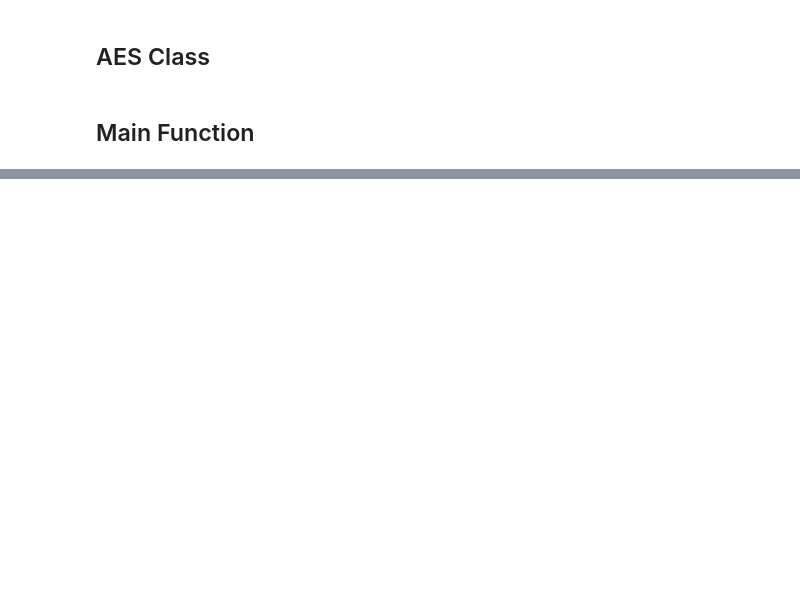
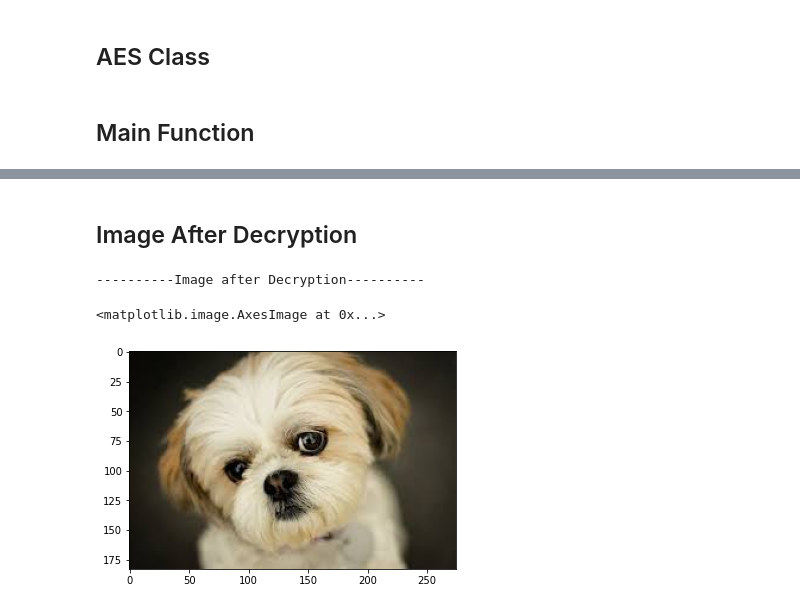
Before and after one commit to ekanshsingh2020/Advanced-Encryption-Standard, a Jupyter notebook: main.ipynb, the cells around one changed output, grey strips where cells are left out. Cells and saved outputs as stored; diff of their text form; code cells hidden in the pictures; blank space fills up the shorter version.

```diff
--- a/main.ipynb
+++ b/main.ipynb
@@ -190,14 +185,14 @@ rcon=[0x8d, 0x01, 0x02, 0x04, 0x08, 0x10, 0x20, 0x40, 0x80, 0x1b, 0x36, 0x6c, 0x
 # Converting the matrices to numpy arrays for faster computation and reshaping them to 16x16 matrices
 subsBlock=np.array(subsBlock)
 subsBlock=subsBlock.reshape(16,16)
-invsubsBlock=np.array(invsubsBlock)
-invsubsBlock=invsubsBlock.reshape(16,16)
-mixcolmat2=np.array(mixcolmat2)
-mixcolmat3=np.array(mixcolmat3)
-invmixcolmat9=np.array(invmixcolmat9)
-invmixcolmat11=np.array(invmixcolmat11)
-invmixcolmat13=np.array(invmixcolmat13)
-invmixcolmat14=np.array(invmixcolmat14)
+invSubsBlock=np.array(invSubsBlock)
+invSubsBlock=invSubsBlock.reshape(16,16)
+mixColMat2=np.array(mixColMat2)
+mixColMat3=np.array(mixColMat3)
+invMixColMat9=np.array(invMixColMat9)
+invMixColMat11=np.array(invMixColMat11)
+invMixColMat13=np.array(invMixColMat13)
+invMixColMat14=np.array(invMixColMat14)
 # %% [markdown]
 ## Functions
 # %%
@@ -384,23 +406,22 @@ class AES:
 # %% [markdown]
 ## Main Function
 # %%
-aes_obj=AES([1,2,3,4,5,6,7,8,9,0,1,2,3,4,5,6],10)
-imagepath='view.jpg'
+# For having a different key each time
+
+keyarray=[]
+for i in range (0,16):
+    keyarray.append(random.randint(0,9))
+aes_obj=AES(keyarray,10)
+imagepath='dog.jpg'
 image_encrypted_ciphertext=aes_obj.encrypt(imagepath)
-print(image_encrypted_ciphertext)
 image_decrypted=aes_obj.decrypt(image_encrypted_ciphertext)
-print(image_decrypted)
-
 
 ciphertext_picture=image_encrypted_ciphertext
-
 
 threeDshape=Image.imread(imagepath).shape
 l=threeDshape[0]
 b=threeDshape[1]
 h=threeDshape[2]
 padlength=image_decrypted.shape[0]-l*b*h
-image_decrypted=image_decrypted[0:image_decrypted.shape[0]-padlength]
+image_decrypted_nonpadded=image_decrypted[0:image_decrypted.shape[0]-padlength]
 ciphertext_picture=ciphertext_picture[0:ciphertext_picture.shape[0]-padlength]
-print("Non padded vector")
-print (image_decrypted)
@@ -410,3 +458,10 @@ plt.imshow(array_to_image(ciphertext_picture,l,b,h))
+# %% [markdown]
+## Image After Decryption
 # %%
 # image after decryption
-plt.imshow(array_to_image(image_decrypted,l,b,h))
+print("----------Image after Decryption----------")
+plt.imshow(array_to_image(image_decrypted_nonpadded,l,b,h))
+# %% [output]
+----------Image after Decryption----------
+<matplotlib.image.AxesImage at 0x...>
+[figure, added]
```
Also changed, not shown: parts of 11 cells of this notebook, 8 other files.
